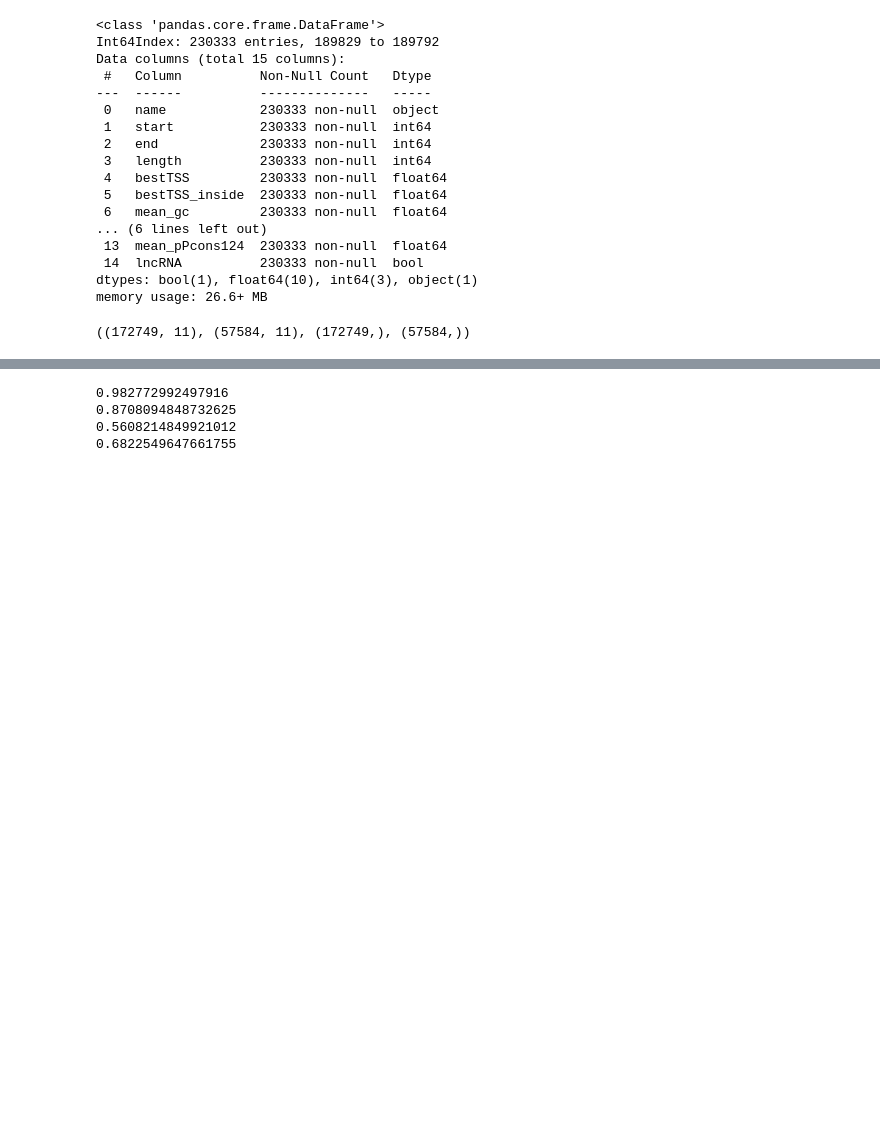
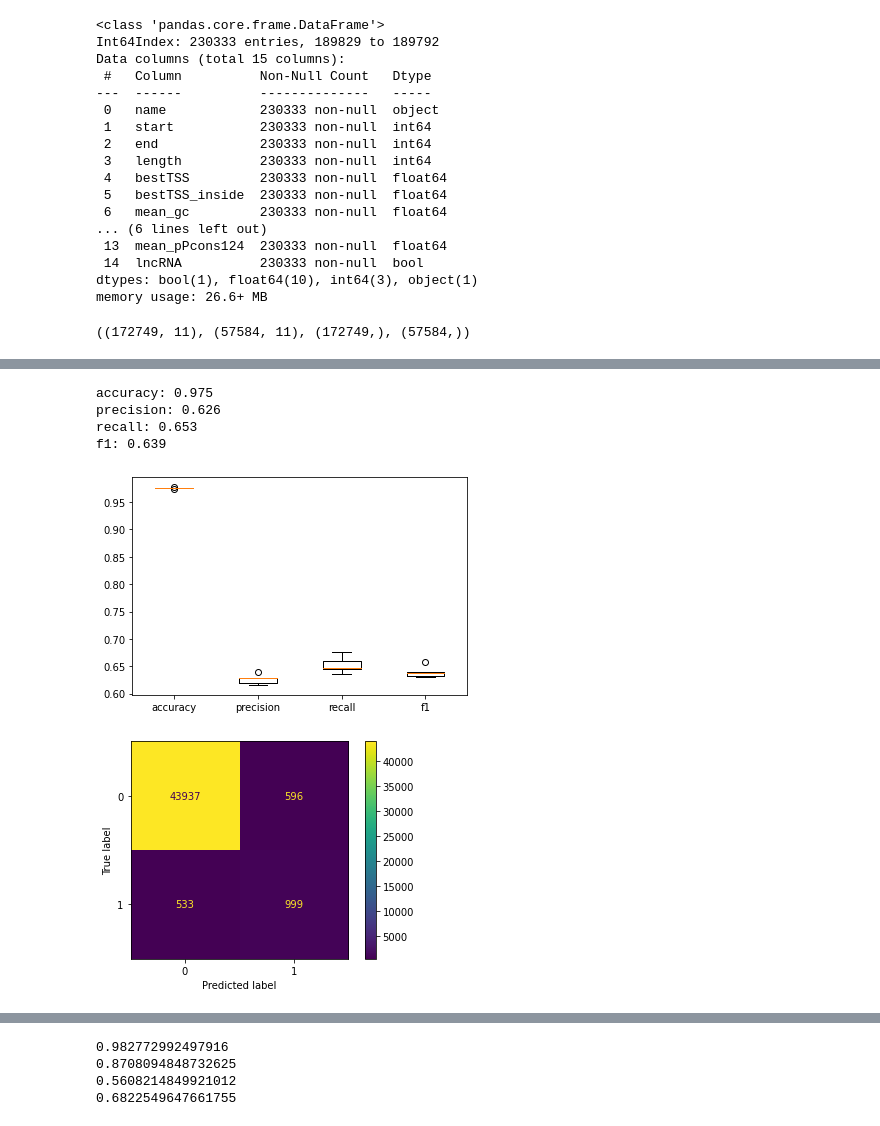
Before and after one commit to homemlab/flync, a Jupyter notebook: notebooks/model-tests.ipynb, the cells around one changed output, grey strips where cells are left out. Saved outputs shown, nothing was run; the diff lists cells and outputs as text; code cells hidden in the pictures; blank space fills up the shorter version.

```diff
--- a/notebooks/model-tests.ipynb
+++ b/notebooks/model-tests.ipynb
@@ -125,6 +173,15 @@ print(f1_score(Yts, ypred))
 tr = tree.ExtraTreeClassifier(splitter='best')
 tr.fit(Xtr, Ytr)
 ypred = tr.predict(Xts)
+# %%
+score_model(X, y, tr, 5)
+# %% [output]
+accuracy: 0.975
+precision: 0.626
+recall: 0.653
+f1: 0.639
+[figure, added]
+[figure, added]
 # %%
 print(accuracy_score(Yts, ypred))
 print(precision_score(Yts, ypred))
```
Also changed, not shown: parts of 25 cells of this notebook, 52 other files.
